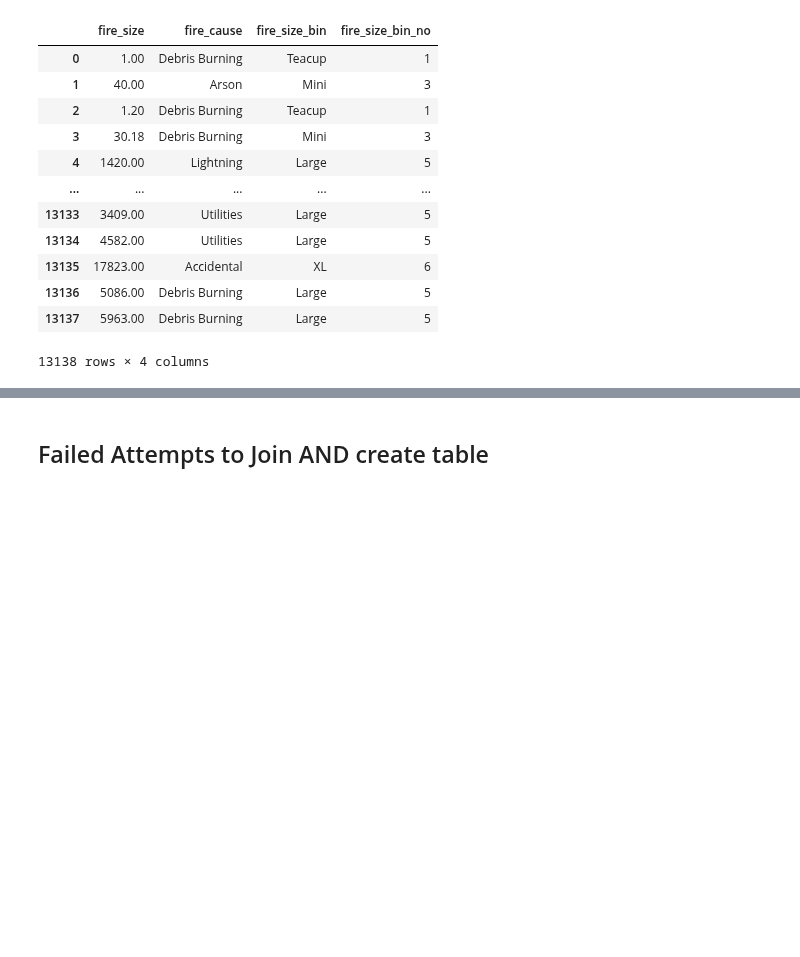
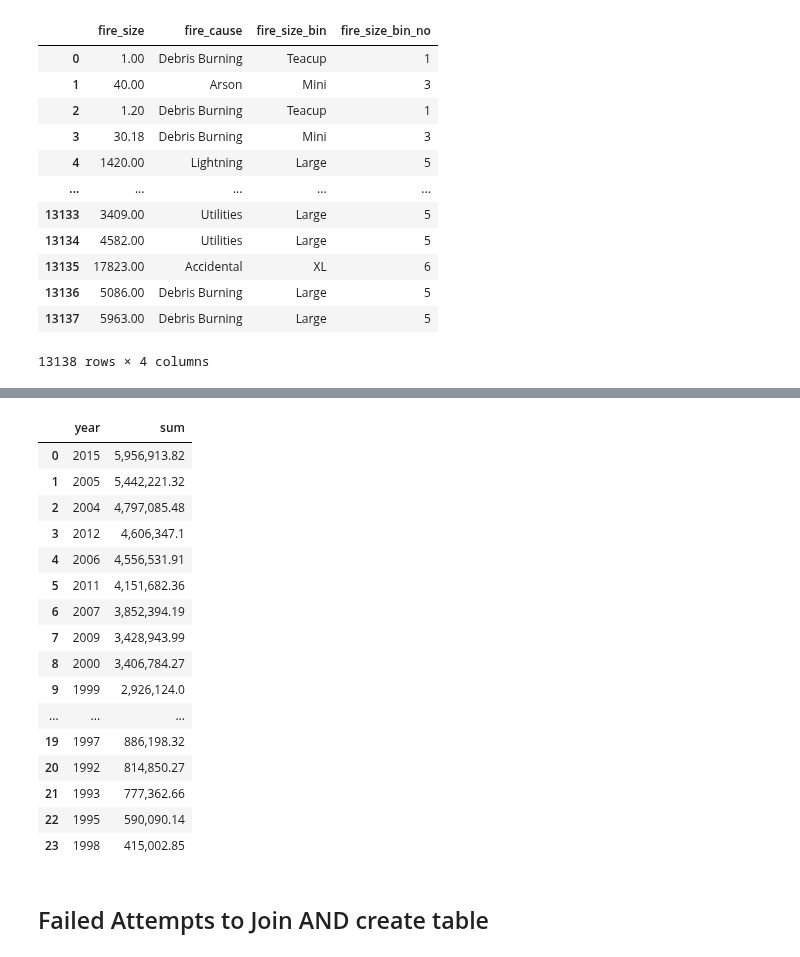
Before and after one commit to goatgirl86/Final_Project_Wildfires, a Jupyter notebook: sql_database/fire_database_sql_info.ipynb, the cells around one changed output, grey strips where cells are left out. Drawn from its saved outputs; the diff is of its cells as text; code cells hidden in the pictures; blank space fills up the shorter version.

Commit message:
updated formatting and queries

```diff
--- a/sql_database/fire_database_sql_info.ipynb
+++ b/sql_database/fire_database_sql_info.ipynb
@@ -516,3 +516,36 @@ df_fire_year_cause
+# %%
+# Query for acres burned per year
+pd.options.display.float_format = '{:,}'.format
+
+
+query = """
+SELECT year,
+SUM (fire_size)
+FROM fire_info
+GROUP BY year
+ORDER BY sum DESC
+"""
+# Access the database with the query and return a dataframe
+df_acres_burned = pd.read_sql(query, conn).round(2)
+df_acres_burned
+# %% [output]
+|  | year | sum |
+| 0 | 2015 | 5,956,913.82 |
+| 1 | 2005 | 5,442,221.32 |
+| 2 | 2004 | 4,797,085.48 |
+| 3 | 2012 | 4,606,347.1 |
+| 4 | 2006 | 4,556,531.91 |
+| 5 | 2011 | 4,151,682.36 |
+| 6 | 2007 | 3,852,394.19 |
+| 7 | 2009 | 3,428,943.99 |
+| 8 | 2000 | 3,406,784.27 |
+| 9 | 1999 | 2,926,124.0 |
+| ... | ... | ... |
+| 19 | 1997 | 886,198.32 |
+| 20 | 1992 | 814,850.27 |
+| 21 | 1993 | 777,362.66 |
+| 22 | 1995 | 590,090.14 |
+| 23 | 1998 | 415,002.85 |
 # %% [markdown]
 ## Failed Attempts to Join AND create table
 # %%
```
Also changed, not shown: parts of 12 cells of this notebook.
